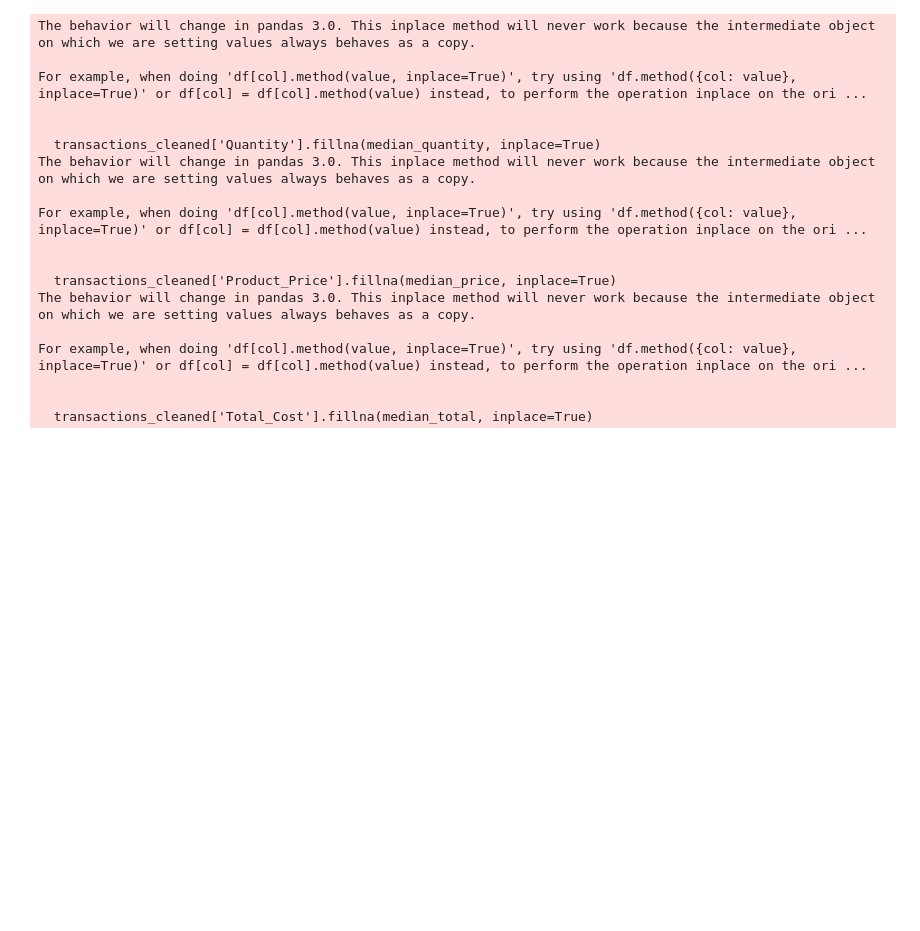
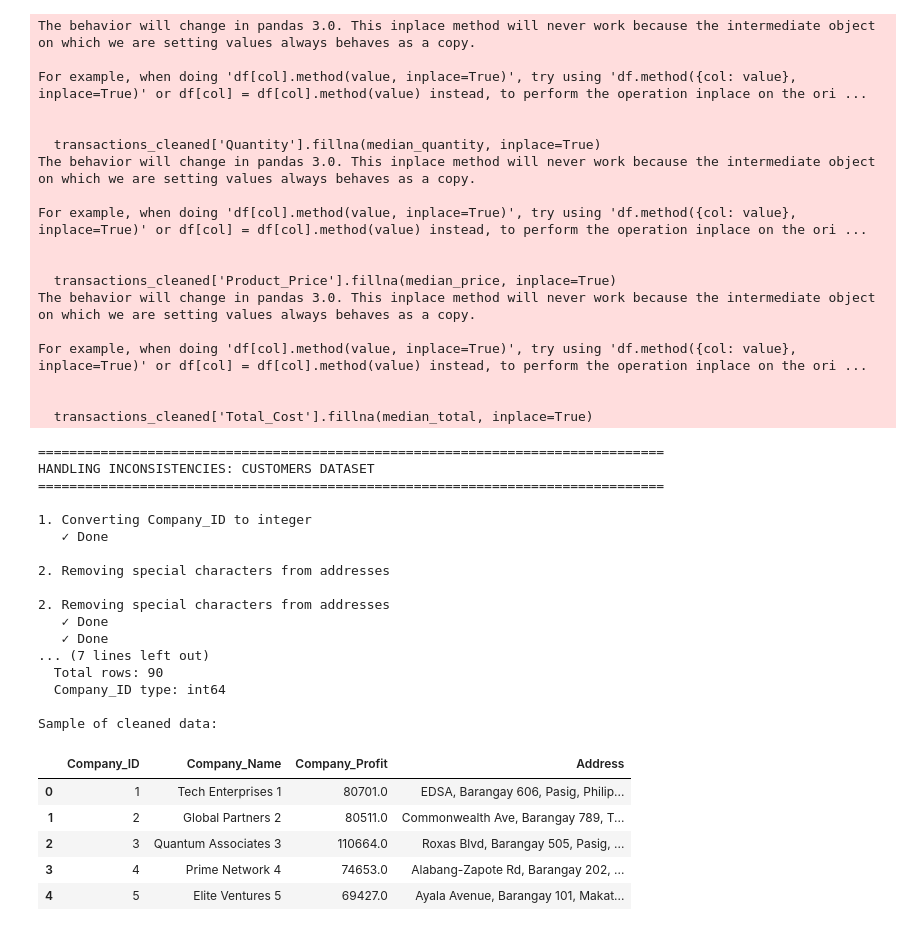
Before and after one commit to kjudge-zxc/MLPA_MS1, a Jupyter notebook: ms1_mlpa.ipynb, the cells around one changed output. Drawn from its saved outputs; the diff is of its cells as text; code cells hidden in the pictures; blank space fills up the shorter version.

```diff
--- a/ms1_mlpa.ipynb
+++ b/ms1_mlpa.ipynb
@@ -429,3 +717,62 @@ For example, when doing 'df[col].method(value, inplace=True)', try using 'df.met
 
 
   transactions_cleaned['Total_Cost'].fillna(median_total, inplace=True)
+# %%
+# HANDLING INCONSISTENCIES IN CUSTOMERS DATASET
+print("=" * 80)
+print("HANDLING INCONSISTENCIES: CUSTOMERS DATASET")
+print("=" * 80)
+
+print("\n1. Converting Company_ID to integer")
+customers_cleaned['Company_ID'] = customers_cleaned['Company_ID'].astype(int)
+print("   ✓ Done")
+
+print("\n2. Removing special characters from addresses")
+print("\n2. Removing special characters from addresses")
+# Remove special characters the lengthy way
+customers_cleaned['Address'] = customers_cleaned['Address'].str.replace('!', '')
+customers_cleaned['Address'] = customers_cleaned['Address'].str.replace('@', '')
+customers_cleaned['Address'] = customers_cleaned['Address'].str.replace('#', '')
+customers_cleaned['Address'] = customers_cleaned['Address'].str.replace('$', '')
+customers_cleaned['Address'] = customers_cleaned['Address'].str.replace('%', '')
+customers_cleaned['Address'] = customers_cleaned['Address'].str.replace('^', '')
+customers_cleaned['Address'] = customers_cleaned['Address'].str.strip()
+print("   ✓ Done")
+customers_cleaned['Address'] = customers_cleaned['Address'].str.strip()
+print("   ✓ Done")
+
+print("\n3. Decision on profit outliers")
+print("   Note: Unusually high/low profits are NOT being removed.")
+print("   These may represent real business variations and are valuable for modeling.")
+print("   ✓ Keeping all valid profit values")
+
+print(f"\nSummary:")
+print(f"  Total rows: {len(customers_cleaned)}")
+print(f"  Company_ID type: {customers_cleaned['Company_ID'].dtype}")
+
+print("\nSample of cleaned data:")
+display(customers_cleaned.head())
+# %% [output]
+================================================================================
+HANDLING INCONSISTENCIES: CUSTOMERS DATASET
+================================================================================
+
+1. Converting Company_ID to integer
+   ✓ Done
+
+2. Removing special characters from addresses
+
+2. Removing special characters from addresses
+   ✓ Done
+   ✓ Done
+... (7 lines left out)
+  Total rows: 90
+  Company_ID type: int64
+
+Sample of cleaned data:
+|  | Company_ID | Company_Name | Company_Profit | Address |
+| 0 | 1 | Tech Enterprises 1 | 80701.0 | EDSA, Barangay 606, Pasig, Philip... |
+| 1 | 2 | Global Partners 2 | 80511.0 | Commonwealth Ave, Barangay 789, T... |
+| 2 | 3 | Quantum Associates 3 | 110664.0 | Roxas Blvd, Barangay 505, Pasig, ... |
+| 3 | 4 | Prime Network 4 | 74653.0 | Alabang-Zapote Rd, Barangay 202, ... |
+| 4 | 5 | Elite Ventures 5 | 69427.0 | Ayala Avenue, Barangay 101, Makat... |
```
Also changed, not shown: parts of 8 cells of this notebook, 4 other files.
